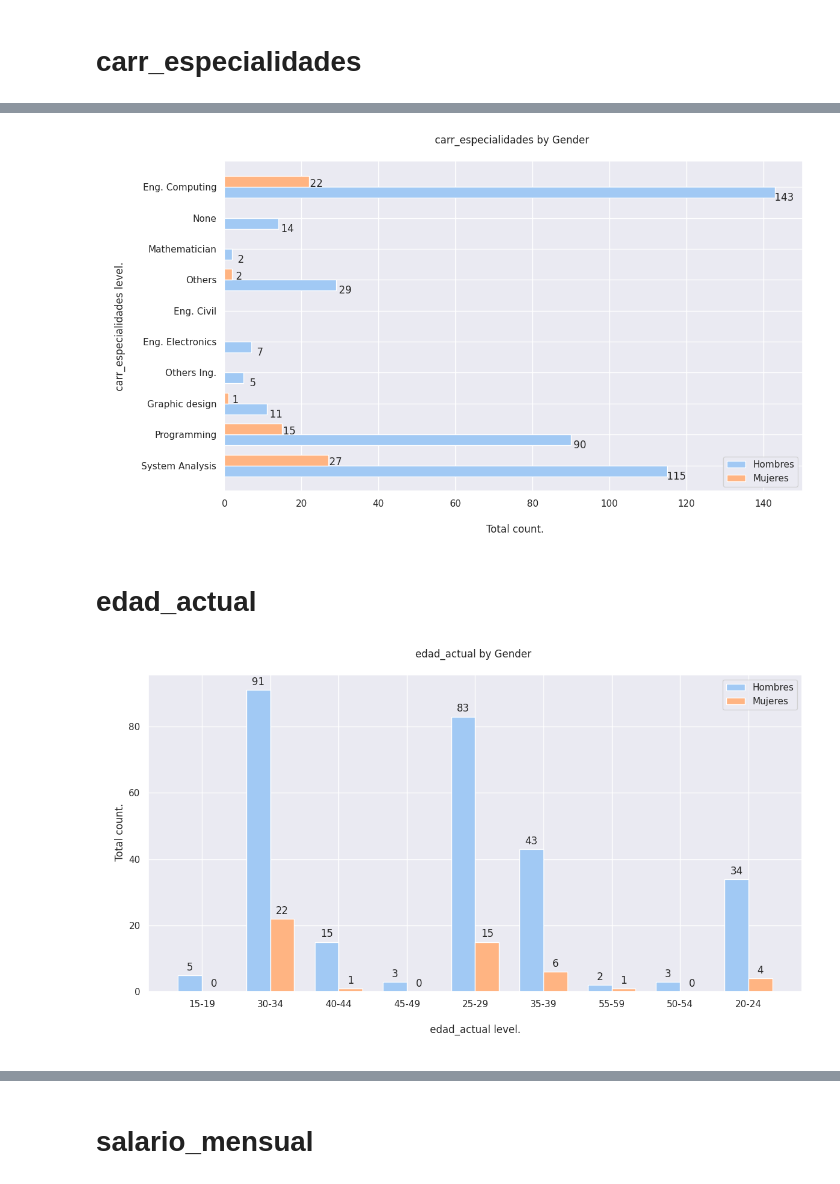
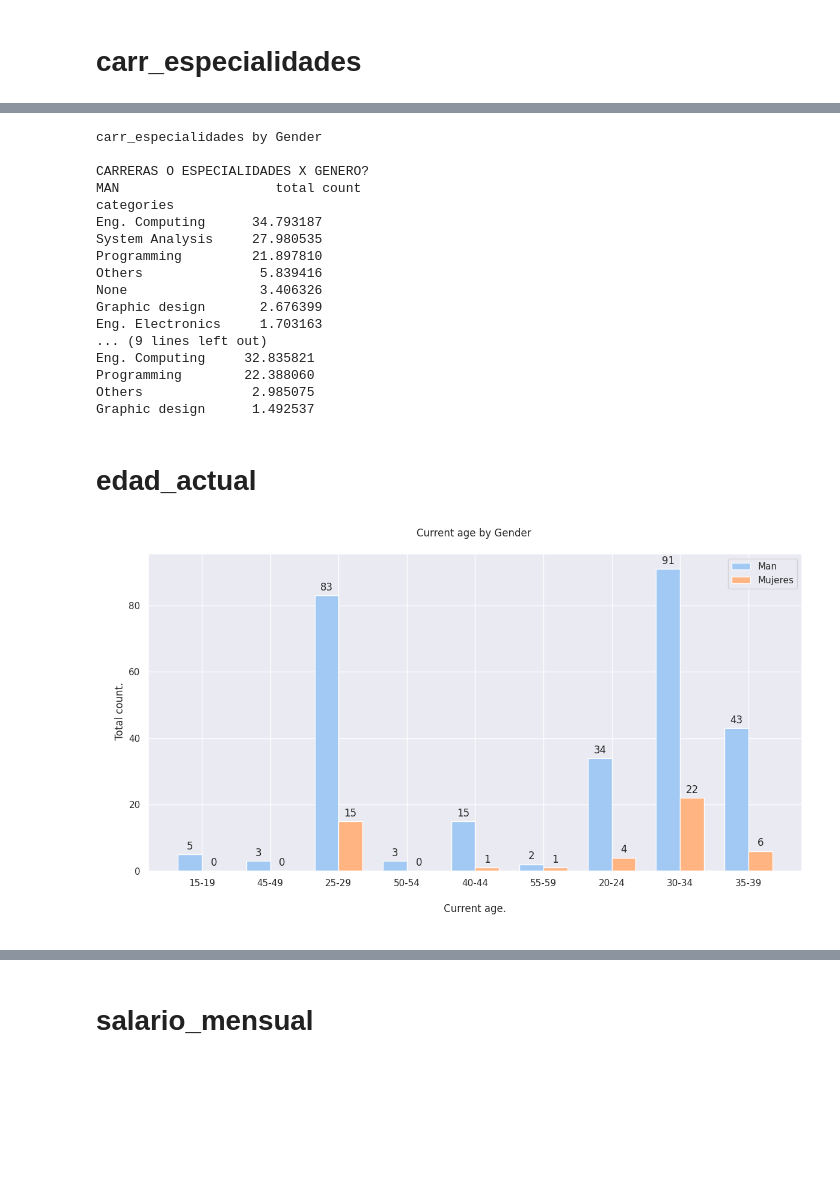
Before and after one commit to TorrezMN/Data_Science, a Jupyter notebook: Enc_Devs_Py/Notebooks/Education.ipynb, the cells around one changed output, grey strips where cells are left out. Saved outputs shown, nothing was run; the diff lists cells and outputs as text; code cells hidden in the pictures; blank space fills up the shorter version.

```diff
--- a/Enc_Devs_Py/Notebooks/Education.ipynb
+++ b/Enc_Devs_Py/Notebooks/Education.ipynb
@@ -19,2 +31,6 @@ from toolkit.tools import (
 # %%
-df = pd.DataFrame({"Category": ["A", "B", "F", "C"], "count": [4, 2, 3, 1]})
+# df = pd.DataFrame({"Category": ["A", "B", "F", "C"], "count": [4, 2, 3, 1]})
+# eh.make_custom_horizontal_bar(
+#     df, "", "Custom horizontal barchart.", "Count", "Category", False
+# )
+# plt.savefig("foo.png")
@@ -1061,41 +1061,47 @@ eh.make_horizontal_grouped_chart(
 # %%
-group_config = {
-    "title": "carr_especialidades by Gender \n",
-    "c1_label": "Hombres",
-    "c2_label": "Mujeres",
-    "xlabel": "\n carr_especialidades level. \n",
-    "ylabel": "\n Total count.",
-}
+print( "carr_especialidades by Gender \n")
 
-eh.make_horizontal_grouped_chart(
-    df,
-    gen.get_group("MAN").fillna(""),
-    gen.get_group("WOMAN").fillna(""),
-    "carr_especialidades",
-    eh.get_column_uniques(df, "carr_especialidades"),
-    group_config,
-)
+print('CARRERAS O ESPECIALIDADES X GENERO?')
+print('MAN ', eh.make_normalized_df(gen.get_group("MAN"),"carr_especialidades"))
+print('\n'*3)
+print('WOMAN  ', eh.make_normalized_df(gen.get_group("WOMAN"),"carr_especialidades"))
 # %% [output]
-[figure, removed]
+carr_especialidades by Gender
+
+CARRERAS O ESPECIALIDADES X GENERO?
+MAN                    total count
+categories
+Eng. Computing      34.793187
+System Analysis     27.980535
+Programming         21.897810
+Others               5.839416
+None                 3.406326
+Graphic design       2.676399
+Eng. Electronics     1.703163
+... (9 lines left out)
+Eng. Computing     32.835821
+Programming        22.388060
+Others              2.985075
+Graphic design      1.492537
 # %% [markdown]
 # edad_actual
 # %%
 group_config = {
-    "title": "edad_actual by Gender \n",
-    "c1_label": "Hombres",
+    "title": "Current age by Gender \n",
+    "c1_label": "Man",
     "c2_label": "Mujeres",
-    "xlabel": "\n edad_actual level. \n",
+    "xlabel": "\n Current age. \n",
     "ylabel": "\n Total count.",
 }
 
 eh.make_vertical_grouped_chart(
     df,
     gen.get_group("MAN").fillna(""),
     gen.get_group("WOMAN").fillna(""),
     "edad_actual",
     eh.get_column_uniques(df, "edad_actual"),
     group_config,
 )
 # %% [output]
-[figure, old version]
+[figure, new version]
 # %%
```
Also changed, not shown: parts of 48 cells of this notebook.
